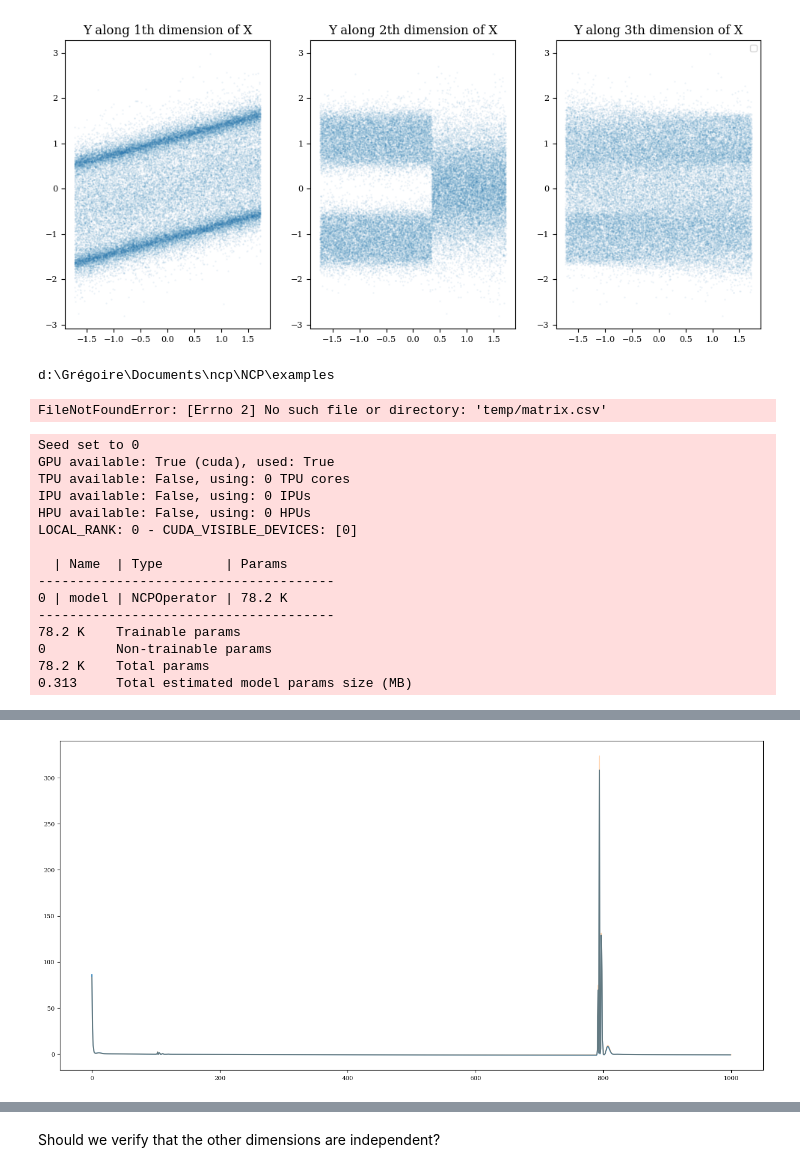
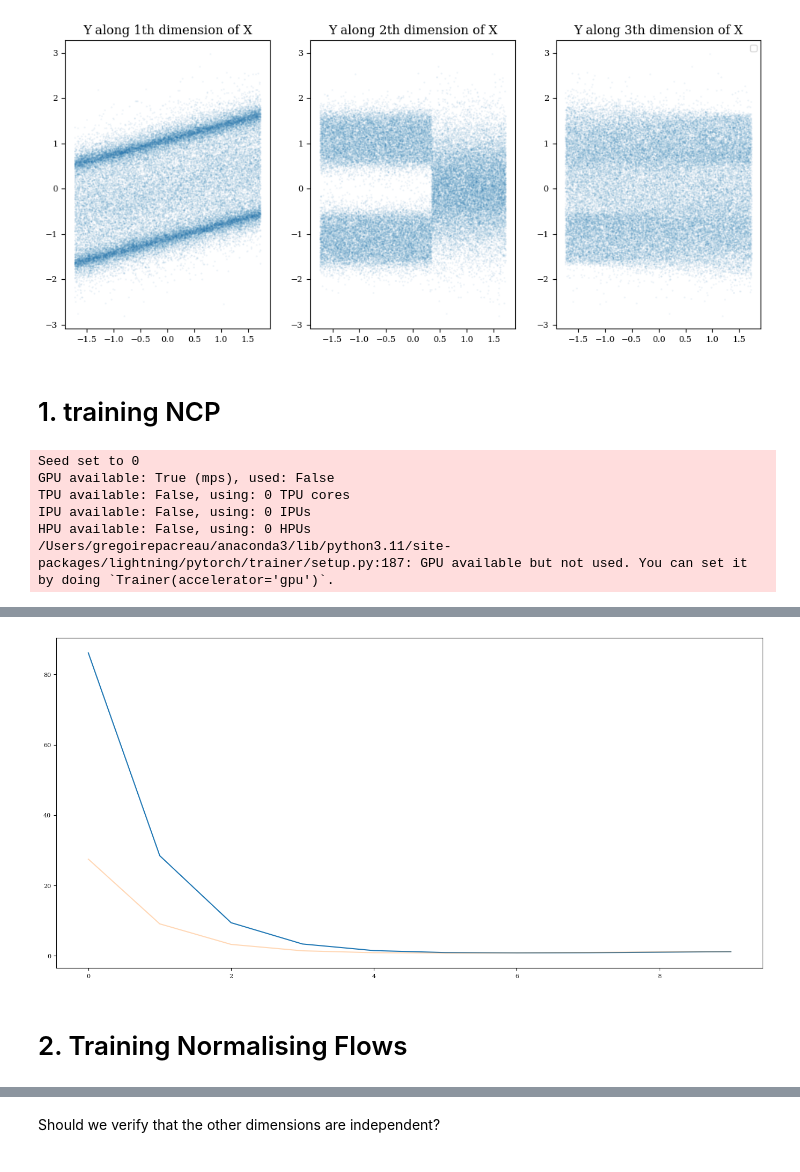
Before and after one commit to Danfoa/symm_rep_learn, a Jupyter notebook: NCP/examples/multimodal.ipynb, the cells around one changed output, grey strips where cells are left out. Cells and saved outputs as stored; diff of their text form; code cells hidden in the pictures.

```diff
--- a/NCP/examples/multimodal.ipynb
+++ b/NCP/examples/multimodal.ipynb
@@ -14,9 +11,13 @@ from NCP.model import NCPOperator, NCPModule
 from NCP.nn.layers import MLP
 from NCP.nn.losses import CMELoss
 from NCP.metrics import hellinger, kullback_leibler, wasserstein1
-from NCP.utils import frnp
+from NCP.utils import frnp, FastTensorDataLoader
 import lightning as L
+from lightning.pytorch.callbacks.early_stopping import EarlyStopping
+from lightning.pytorch.callbacks.model_checkpoint import ModelCheckpoint
 from NCP.nn.callbacks import LitProgressBar
+
+#from NCP.cde_fork.density_estimator import NormalizingFlowEstimator
 
 import itertools
 
@@ -25,6 +26,18 @@ from NCP.examples.tools.data_gen import gen_bimodal, get_conditional_bimodal_cdf
 from NCP.examples.tools.lincde import lincde
 setup_plots()
 
+# TODO: add them to a utils folder
+class CustomModelCheckpoint(ModelCheckpoint):
+    def on_save_checkpoint(self, trainer, pl_module, checkpoint):
+        X, Y = trainer.model.batch
+        trainer.model.model._compute_data_statistics(X, Y)
+
+def restore_buffers_shape(model, state_dict):
+    model._sing_val = torch.zeros_like(state_dict['model._sing_val']).to('cpu')
+    model._sing_vec_l = torch.zeros_like(state_dict['model._sing_vec_l']).to('cpu')
+    model._sing_vec_r = torch.zeros_like(state_dict['model._sing_vec_r']).to('cpu')
+
+
 np.random.seed(0)
 torch.manual_seed(0)
 Ntrain = 50000
@@ -51,17 +64,14 @@ for i, ax in enumerate(axes):
 plt.show()
 # %% [output]
 [figure]
-# %%
-lincde(X_train, Y_train)
-# %% [output]
-d:\Grégoire\Documents\ncp\NCP\examples
-FileNotFoundError: [Errno 2] No such file or directory: 'temp/matrix.csv'
+# %% [markdown]
+# 1. training NCP
 # %%
 L.seed_everything(0)
 
 lr = 1e-3
 gamma = 1e-2
-epochs = int(1e3)
+epochs = int(1e1)
 output_shape = 100
 
 MLP_kwargs_U = {
@@ -108,8 +118,12 @@ NCP_module = NCPModule(
     loss_kwargs
 )
 
-train_dl = DataLoader(TensorDataset(X_train_torch, Y_train_torch), batch_size=len(X_train_torch), shuffle=False, num_workers=0, pin_memory=True)
-val_dl = DataLoader(TensorDataset(X_val_torch, Y_val_torch), batch_size=len(X_val_torch), shuffle=False, num_workers=0, pin_memory=True)
+
+early_stop = EarlyStopping(monitor="val_loss", patience=100, mode="min")
+checkpoint_callback = CustomModelCheckpoint(save_top_k=1, monitor="val_loss", mode="min")
+
+train_dl = FastTensorDataLoader(X_train_torch, Y_train_torch, batch_size=len(X_train_torch), shuffle=False)
+val_dl = FastTensorDataLoader(X_val_torch, Y_val_torch, batch_size=len(X_val_torch), shuffle=False)
 
 trainer = L.Trainer(**{
     'accelerator': device,
@@ -117,9 +131,18 @@ trainer = L.Trainer(**{
     'log_every_n_steps': 1,
     'enable_progress_bar': True,
     'devices': 1,
-}, callbacks=[LitProgressBar()])
+    'enable_checkpointing': True,
+    'num_sanity_val_steps': 0,
+    'enable_model_summary': False,
+    }, callbacks=[early_stop, checkpoint_callback])
 
 trainer.fit(NCP_module, train_dataloaders=train_dl, val_dataloaders=val_dl)
+
+# recover best model during training
+best_model_dict = torch.load(checkpoint_callback.best_model_path)
+restore_buffers_shape(reg, best_model_dict['state_dict'])
+NCP_module.load_state_dict(best_model_dict['state_dict'])
+best_model = NCP_module.model
 
 plt.figure(figsize=(17, 8))
 plt.plot(range(len(NCP_module.train_loss)), np.array(NCP_module.train_loss))
@@ -127,17 +150,8 @@ plt.plot(range(len(NCP_module.val_loss)), np.array(NCP_module.val_loss), alpha=0
 plt.show()
 # %% [output]
 Seed set to 0
-GPU available: True (cuda), used: True
+GPU available: True (mps), used: False
 TPU available: False, using: 0 TPU cores
 IPU available: False, using: 0 IPUs
 HPU available: False, using: 0 HPUs
-LOCAL_RANK: 0 - CUDA_VISIBLE_DEVICES: [0]
-
-  | Name  | Type        | Params
---------------------------------------
-0 | model | NCPOperator | 78.2 K
---------------------------------------
-78.2 K    Trainable params
-0         Non-trainable params
-78.2 K    Total params
-0.313     Total estimated model params size (MB)
+/Users/gregoirepacreau/anaconda3/lib/python3.11/site-packages/lightning/pytorch/trainer/setup.py:187: GPU available but not used. You can set it by doing `Trainer(accelerator='gpu')`.
@@ -146 +159,3 @@ d:\Gregoire\anaconda3\envs\koopman\Lib\site-packages\lightning\pytorch\trainer\c
-[figure, old version]
+[figure, new version]
+# %% [markdown]
+# 2. Training Normalising Flows
```
Also changed, not shown: parts of 8 cells of this notebook, 2 other files.
